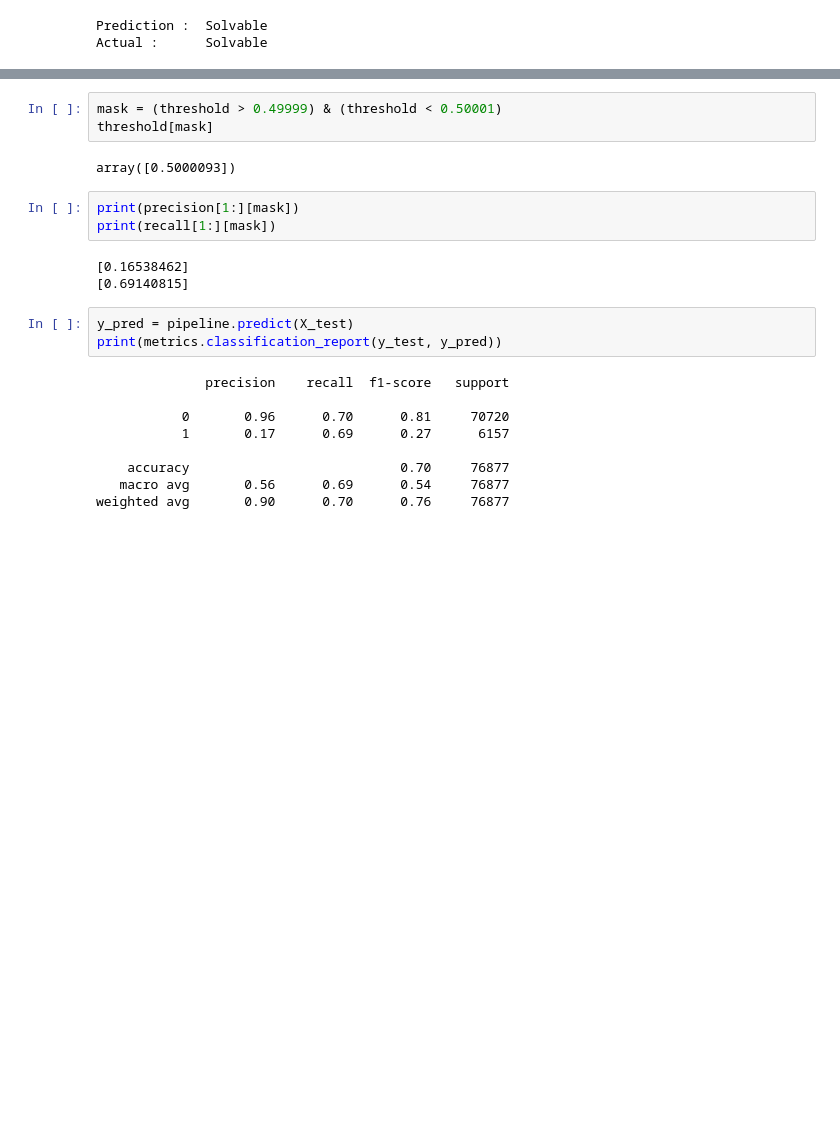
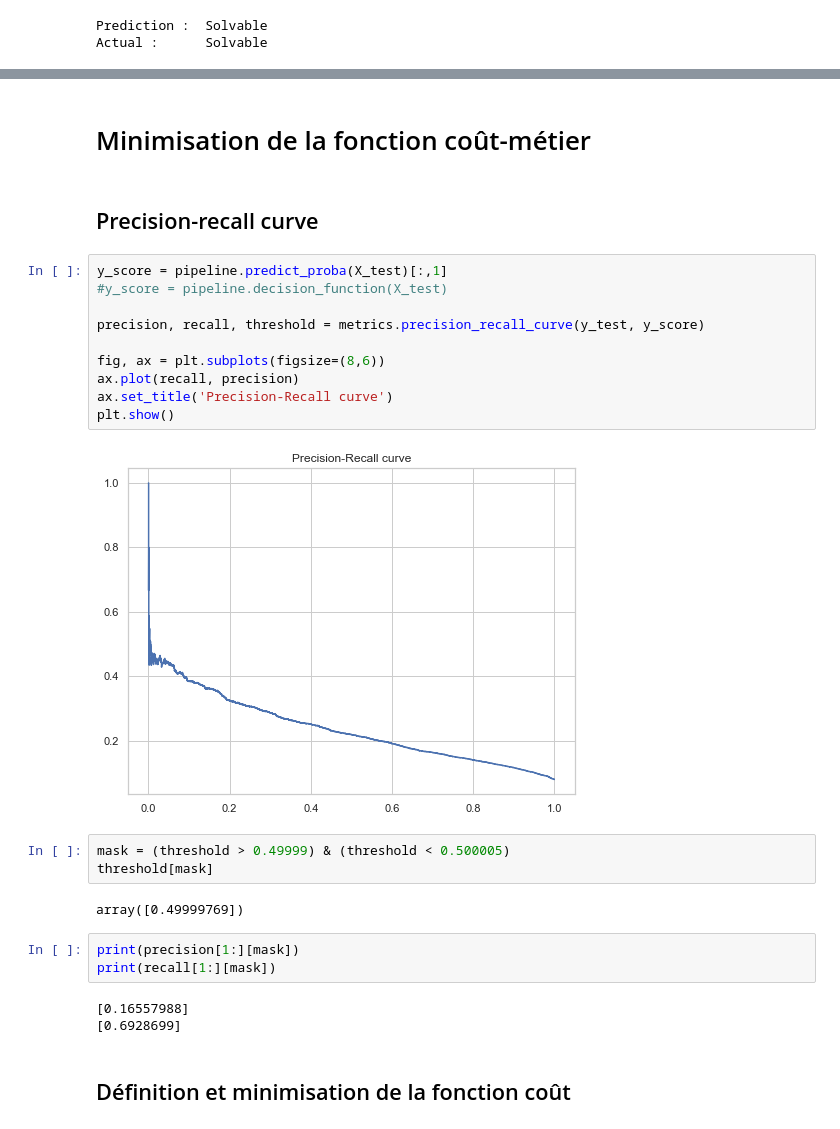
Before and after one commit to gabriel1628/Projet7-Dash, a Jupyter notebook: Modelisation.ipynb, the cells around one changed output, grey strips where cells are left out. Saved outputs shown, nothing was run; the diff lists cells and outputs as text; blank space fills up the shorter version.

```diff
--- a/Modelisation.ipynb
+++ b/Modelisation.ipynb
@@ -1012,23 +857,29 @@ array([0.00275935, 0.00364835, 0.00476226, ..., 0.9814597 , 0.98303171,
-# %%
-mask = (threshold > 0.49999) & (threshold < 0.50001)
-threshold[mask]
-# %% [output]
-array([0.5000093])
-# %%
-print(precision[1:][mask])
-print(recall[1:][mask])
-# %% [output]
-[0.16538462]
-[0.69140815]
-# %%
-y_pred = pipeline.predict(X_test)
-print(metrics.classification_report(y_test, y_pred))
-# %% [output]
-              precision    recall  f1-score   support
-
-           0       0.96      0.70      0.81     70720
-           1       0.17      0.69      0.27      6157
-
-    accuracy                           0.70     76877
-   macro avg       0.56      0.69      0.54     76877
-weighted avg       0.90      0.70      0.76     76877
+# %% [markdown]
+# Minimisation de la fonction coût-métier
+# %% [markdown]
+## Precision-recall curve
+# %%
+y_score = pipeline.predict_proba(X_test)[:,1]
+#y_score = pipeline.decision_function(X_test)
+
+precision, recall, threshold = metrics.precision_recall_curve(y_test, y_score)
+
+fig, ax = plt.subplots(figsize=(8,6))
+ax.plot(recall, precision)
+ax.set_title('Precision-Recall curve')
+plt.show()
+# %% [output]
+[figure, added]
+# %%
+mask = (threshold > 0.49999) & (threshold < 0.500005)
+threshold[mask]
+# %% [output]
+array([0.49999769])
+# %%
+print(precision[1:][mask])
+print(recall[1:][mask])
+# %% [output]
+[0.16557988]
+[0.6928699]
+# %% [markdown]
+## Définition et minimisation de la fonction coût
```
Also changed, not shown: parts of 85 cells of this notebook, 2 other files.
